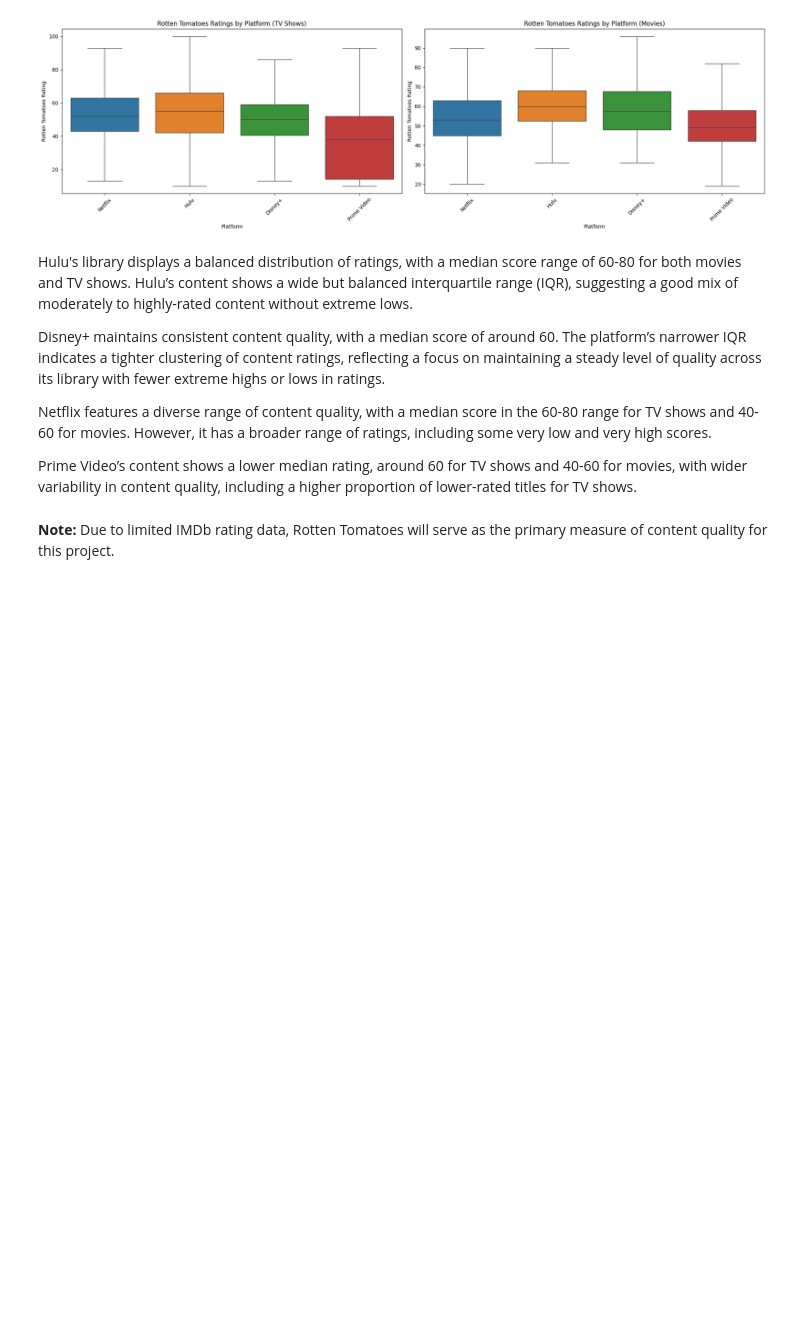
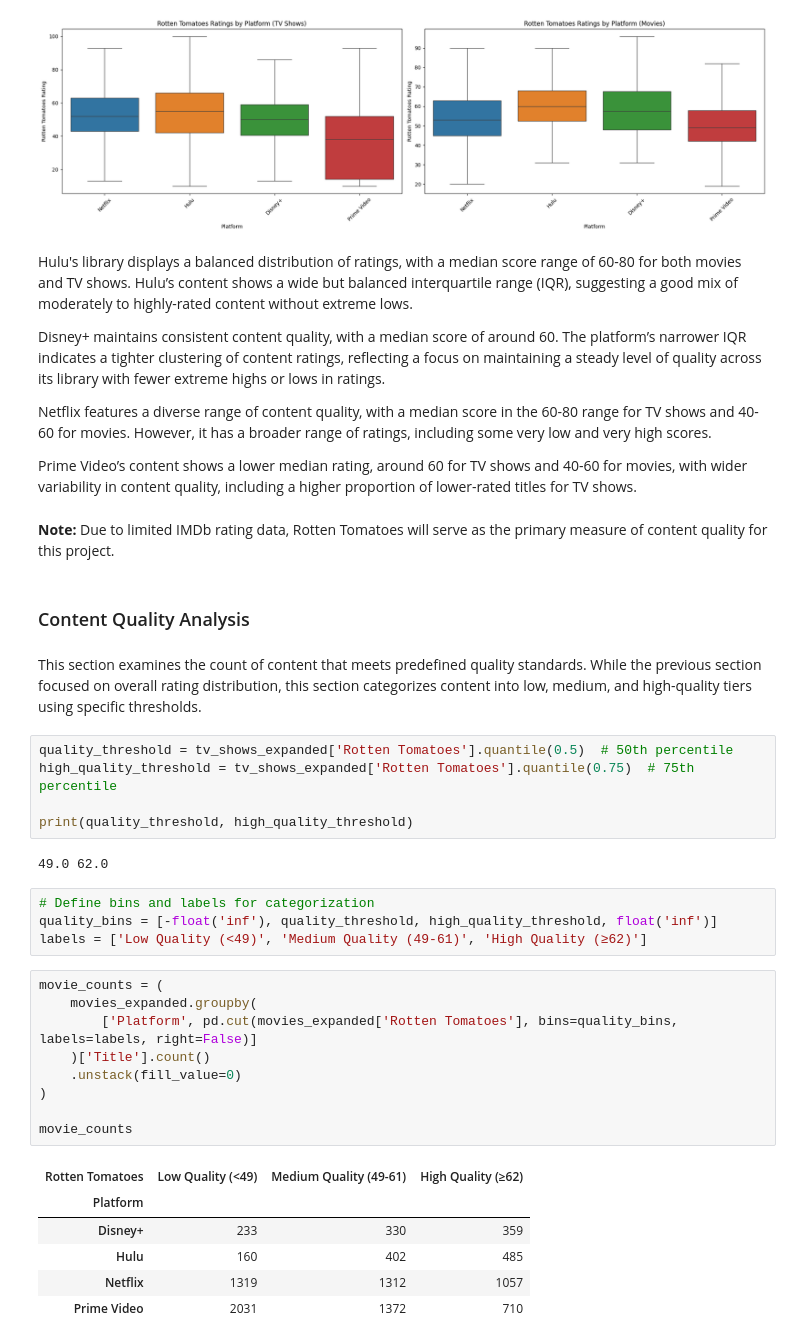
Before and after one commit to G0v1ndD3v/SVoD_Content_Analysis, a Jupyter notebook: SVoD_Analysis.ipynb, the cells around one changed output. Cells and saved outputs as stored; diff of their text form; blank space fills up the shorter version.

```diff
--- a/SVoD_Analysis.ipynb
+++ b/SVoD_Analysis.ipynb
@@ -476,3 +478,34 @@ Netflix features a diverse range of content quality, with a median score in the
 Prime Video’s content shows a lower median rating, around 60 for TV shows and 40-60 for movies, with wider variability in content quality, including a higher proportion of lower-rated titles for TV shows.
 # %% [markdown]
 **Note:** Due to limited IMDb rating data, Rotten Tomatoes will serve as the primary measure of content quality for this project.
+# %% [markdown]
+### Content Quality Analysis
+# %% [markdown]
+This section examines the count of content that meets predefined quality standards. While the previous section focused on overall rating distribution, this section categorizes content into low, medium, and high-quality tiers using specific thresholds.
+# %%
+quality_threshold = tv_shows_expanded['Rotten Tomatoes'].quantile(0.5)  # 50th percentile
+high_quality_threshold = tv_shows_expanded['Rotten Tomatoes'].quantile(0.75)  # 75th percentile
+
+print(quality_threshold, high_quality_threshold)
+# %% [output]
+49.0 62.0
+# %%
+# Define bins and labels for categorization
+quality_bins = [-float('inf'), quality_threshold, high_quality_threshold, float('inf')]
+labels = ['Low Quality (<49)', 'Medium Quality (49-61)', 'High Quality (≥62)']
+# %%
+movie_counts = (
+    movies_expanded.groupby(
+        ['Platform', pd.cut(movies_expanded['Rotten Tomatoes'], bins=quality_bins, labels=labels, right=False)]
+    )['Title'].count()
+    .unstack(fill_value=0)
+)
+
+movie_counts
+# %% [output]
+| Rotten Tomatoes | Low Quality (<49) | Medium Quality (49-61) | High Quality (≥62) |
+| Platform |  |  |  |
+| Disney+ | 233 | 330 | 359 |
+| Hulu | 160 | 402 | 485 |
+| Netflix | 1319 | 1312 | 1057 |
+| Prime Video | 2031 | 1372 | 710 |
```
Also changed, not shown: parts of 5 cells of this notebook.
